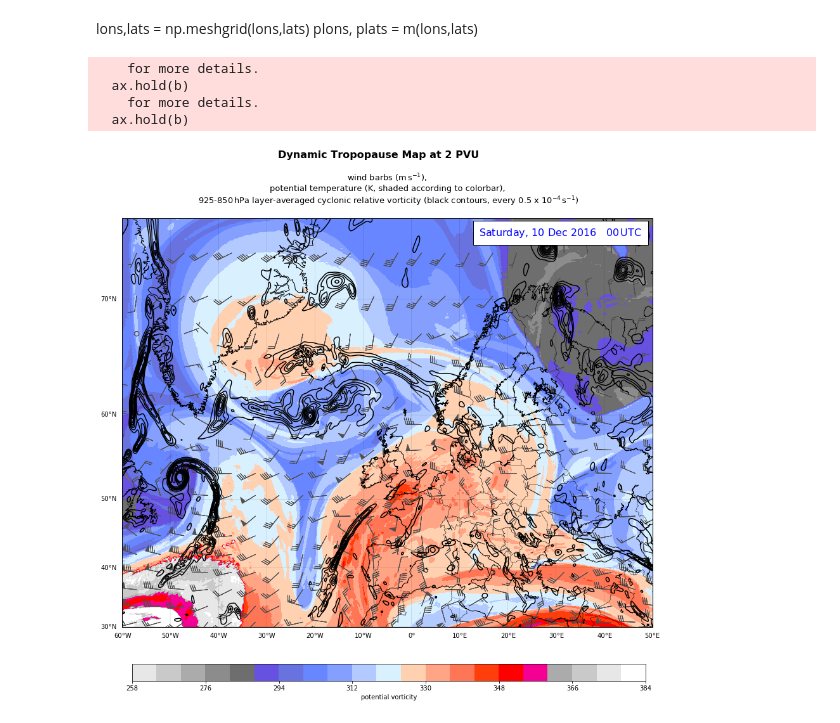
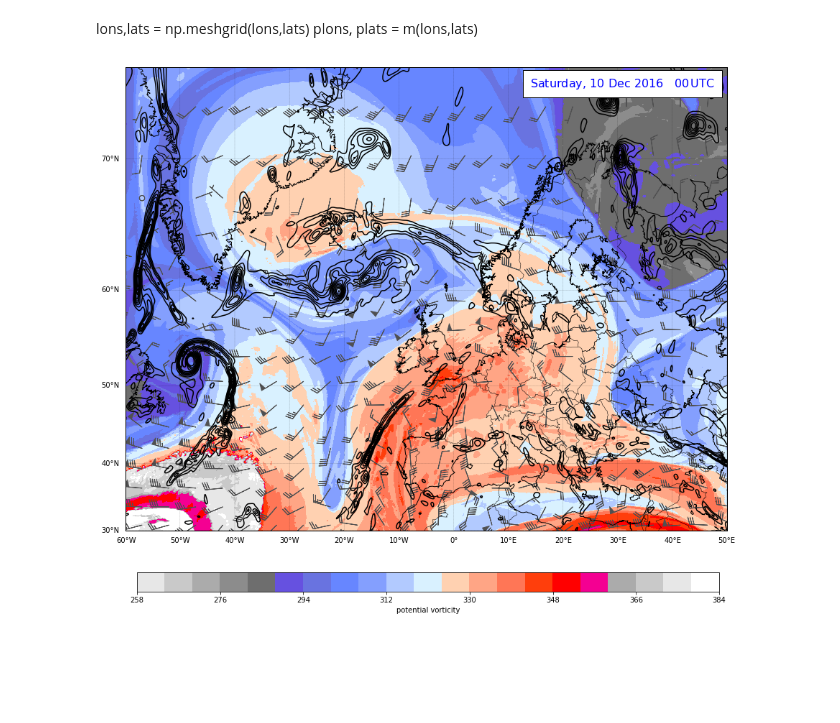
Before and after one commit to franzihe/Python_Masterthesis, a Jupyter notebook: Dyn_TropPause.ipynb, the cells around one changed output. Saved outputs shown, nothing was run; the diff lists cells and outputs as text; code cells hidden in the pictures; blank space fills up the shorter version.

```diff
--- a/Dyn_TropPause.ipynb
+++ b/Dyn_TropPause.ipynb
@@ -36,9 +36,12 @@ mon  = '12'
 day = '10'
 time = '00'
 
-gribPT = '../test_data/pv2000/param_pt_%s%s%s_%s00.grib' % (year, mon, day, time)    #20161210_0000.grib'
-gribUV = '../test_data/pv2000/param_uv_%s%s%s_%s00.grib' % (year, mon, day, time)    #20161210_0000.grib'
-gribVO = '../test_data/pl/param_vo_%s%s%s_%s00.grib'     % (year, mon, day, time)    #20161210_0000.grib'
+#gribPT = '../NORSTORE/SCA/pv2000/pt/param_pt_%s%s%s_%s00.grib' % (year, mon, day, time)    #20161210_0000.grib'
+gribPT = '../test_dataECMWF/SCA/pv2000/pt/param_pt_%s%s%s_%s00.grib' % (year, mon, day, time)    #20161210_0000.grib'
+
+
+gribUV = '../test_dataECMWF/SCA/pv2000/uv/param_uv_%s%s%s_%s00.grib' % (year, mon, day, time)    #20161210_0000.grib'
+gribVO = '../test_dataECMWF/SCA/pl/vo/param_vo_%s%s%s_%s00.grib'     % (year, mon, day, time)    #20161210_0000.grib'
 
 
 ### open GRIB file
@@ -311,42 +307,38 @@ cs = m.contourf(plonsPT,platsPT,PT,levels,norm=norm,cmap=cmap)
 thickness = np.arange(.5*10**(-4), 6*10**(-4),.5*10**(-4))
 CVO = m.contour(plonsVO,platsVO,rel_vort,thickness,colors='k')
 
 ### plot wind barbs
 plt.barbs(plonsUV,platsUV,u_wind2,v_wind2,barbcolor=[no22]) #darkslategray
 
 
 ### Add Colorbar
 cbaxes = fig.add_axes([0.14, 0.05, 0.75, 0.03])
 cbar = plt.colorbar(cs,orientation='horizontal',cax = cbaxes)#, cax = cbaxes)#, shrink=0.5)
 cbar.ax.set_xlabel('potential vorticity')
 
 ### Add Textbox
 ax.text(0.98,0.95, '%s, %s %s %s   %s$\,$UTC' %(calday, day, calmon, year, time),
        verticalalignment = 'bottom',  horizontalalignment='right',
        transform = ax.transAxes,
        color ='blue', fontsize=16,
        bbox={'facecolor':'white','alpha':1., 'pad':10})
 
 
 ### Title
-fig.suptitle('Dynamic Tropopause Map at 2 PVU', fontsize=16, fontweight='bold')
-ax.set_title('wind barbs (m$\,$s$^{-1}$), \n \
-potential temperature (K, shaded according to colorbar), \n \
-925-850$\,$hPa layer-averaged cyclonic relative vorticity (black contours, every 0.5 x 10$^{-4}$$\,$s$^{-1}$) \n', \
-            fontsize=13)
+#fig.suptitle('Dynamic Tropopause Map at 2 PVU', fontsize=16, fontweight='bold')
+#ax.set_title('wind barbs (m$\,$s$^{-1}$), \n \
+#potential temperature (K, shaded according to colorbar), \n \
+#925-850$\,$hPa layer-averaged cyclonic relative vorticity (black contours, every 0.5 x 10$^{-4}$$\,$s$^{-1}$) \n', \
+#            fontsize=13)
 
 
 
 ### Save
-#plt.savefig('../synoptic_figs/DynTropo/%s%s%s_%s.png' % (year, mon, day,time))
+plt.savefig('../synoptic_figs/DynTropo/%s%s%s_%s.png' % (year, mon, day,time))
 ## with header
-plt.savefig('../synoptic_figs/DynTropo/%s%s%s_%s_header.png' % (year, mon, day,time))
+#plt.savefig('../synoptic_figs/DynTropo/%s%s%s_%s_header.png' % (year, mon, day,time))
 #plt.savefig('dyn_tropo.png')     # Set the output file name
 
 plt.show()
 # %% [output]
-    for more details.
-  ax.hold(b)
-    for more details.
-  ax.hold(b)
-[figure, old version]
+[figure, new version]
```
Also changed, not shown: parts of 2 cells of this notebook.
